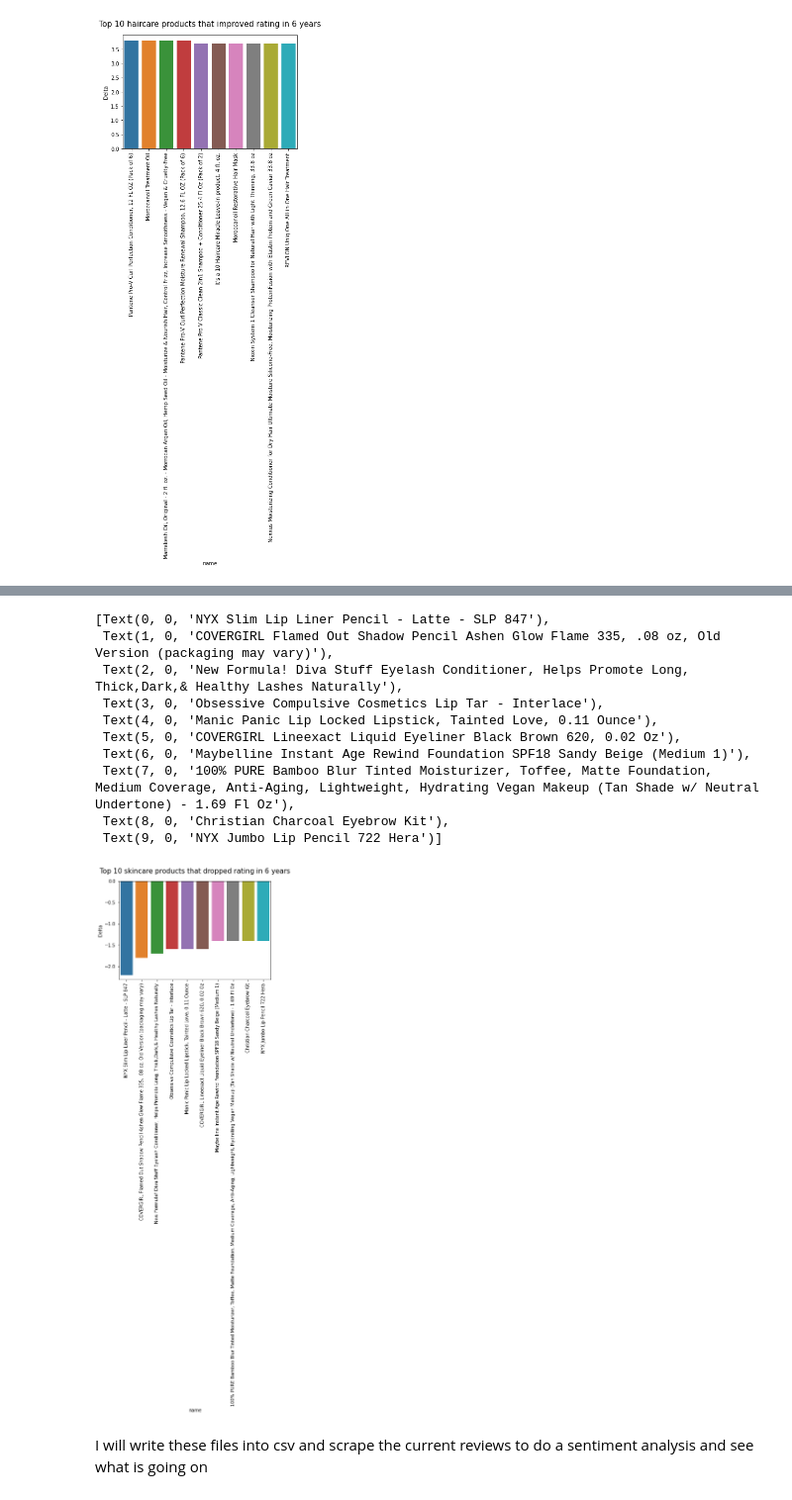
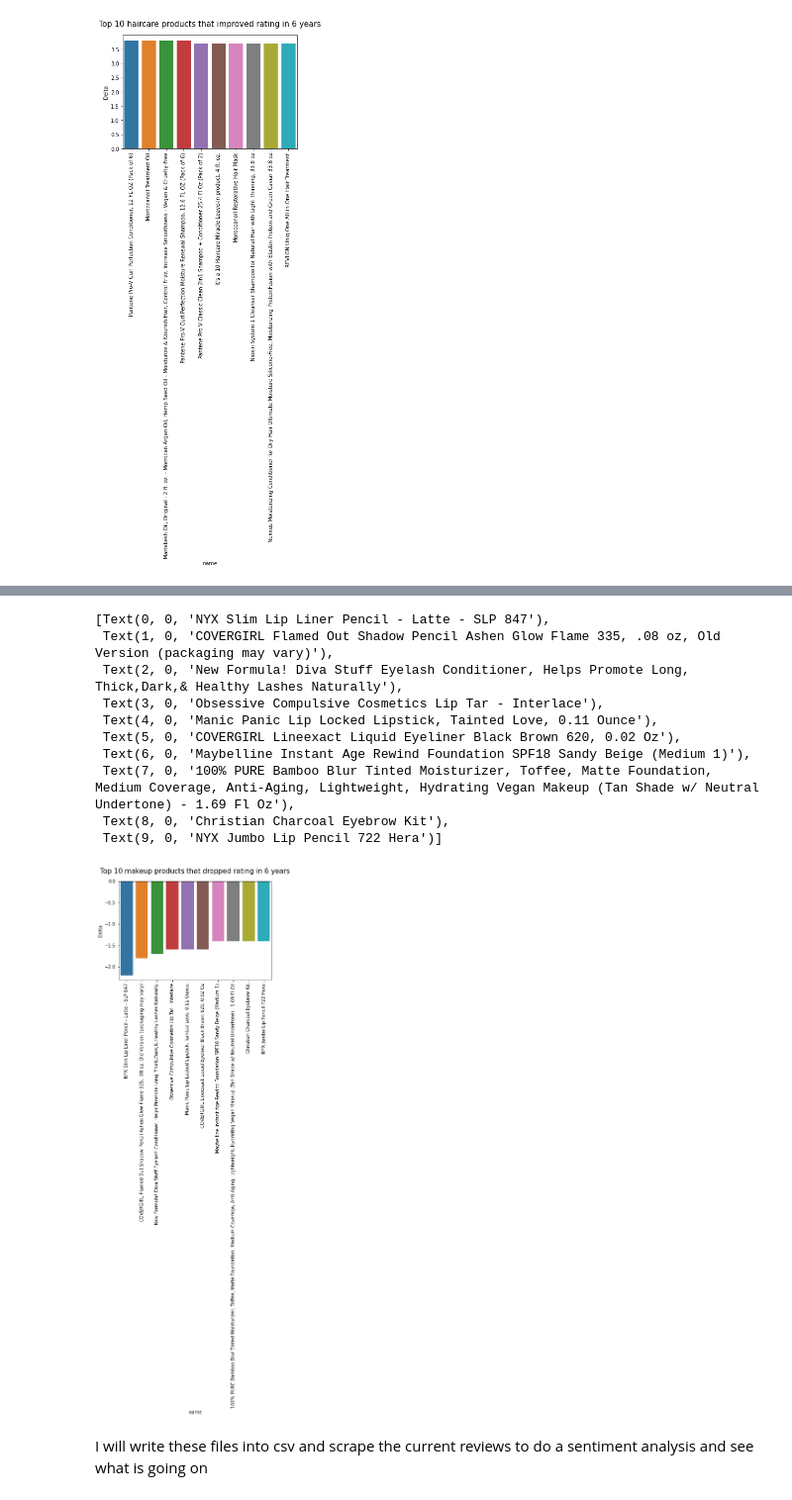
Before and after one commit to SwetaPrabh/Amazon_Web_Scraping, a Jupyter notebook: Exploratory_Data_Analysis_EDA.ipynb, the cells around one changed output, grey strips where cells are left out. Shown at 99% size. Drawn from its saved outputs; the diff is of its cells as text; code cells hidden in the pictures.

```diff
--- a/Exploratory_Data_Analysis_EDA.ipynb
+++ b/Exploratory_Data_Analysis_EDA.ipynb
@@ -398,20 +398,20 @@ Top_10_plt.set_xticklabels(Top_10_plt.get_xticklabels(),rotation = 90)
 # %%
 #Top 10 haircare products that dropped ratings in 6 years
 Top_10_plt =sns.barplot(x = Delta_last10_drop_makeup['name'], y = Delta_last10_drop_makeup['Delta'])
-Top_10_plt.set_title('Top 10 skincare products that dropped rating in 6 years', fontsize = 15, y =1.05)
+Top_10_plt.set_title('Top 10 makeup products that dropped rating in 6 years', fontsize = 15, y =1.05)
 Top_10_plt.set_xticklabels(Top_10_plt.get_xticklabels(),rotation = 90)
 # %% [output]
 [Text(0, 0, 'NYX Slim Lip Liner Pencil - Latte - SLP 847'),
  Text(1, 0, 'COVERGIRL Flamed Out Shadow Pencil Ashen Glow Flame 335, .08 oz, Old Version (packaging may vary)'),
  Text(2, 0, 'New Formula! Diva Stuff Eyelash Conditioner, Helps Promote Long, Thick,Dark,& Healthy Lashes Naturally'),
  Text(3, 0, 'Obsessive Compulsive Cosmetics Lip Tar - Interlace'),
  Text(4, 0, 'Manic Panic Lip Locked Lipstick, Tainted Love, 0.11 Ounce'),
  Text(5, 0, 'COVERGIRL Lineexact Liquid Eyeliner Black Brown 620, 0.02 Oz'),
  Text(6, 0, 'Maybelline Instant Age Rewind Foundation SPF18 Sandy Beige (Medium 1)'),
  Text(7, 0, '100% PURE Bamboo Blur Tinted Moisturizer, Toffee, Matte Foundation, Medium Coverage, Anti-Aging, Lightweight, Hydrating Vegan Makeup (Tan Shade w/ Neutral Undertone) - 1.69 Fl Oz'),
  Text(8, 0, 'Christian Charcoal Eyebrow Kit'),
  Text(9, 0, 'NYX Jumbo Lip Pencil 722 Hera')]
-[figure, old version]
+[figure, new version]
 # %% [markdown]
 I will write these files into csv and scrape the current reviews to do a sentiment analysis and see what is going on
 # %%
```
Also changed, not shown: parts of 2 cells of this notebook.
